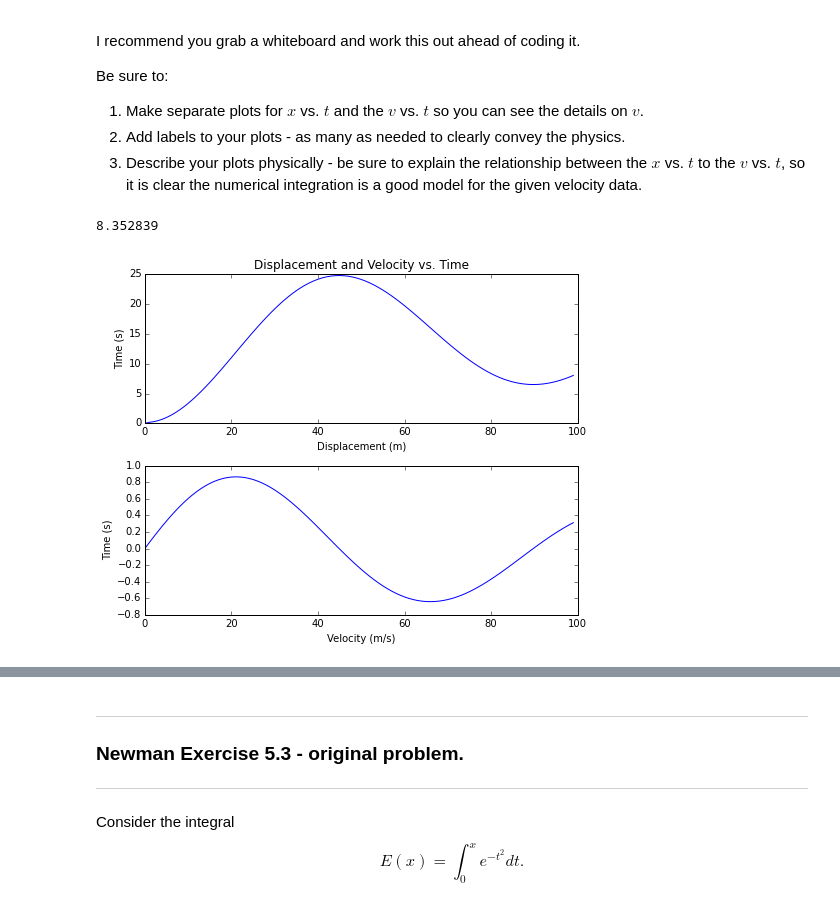
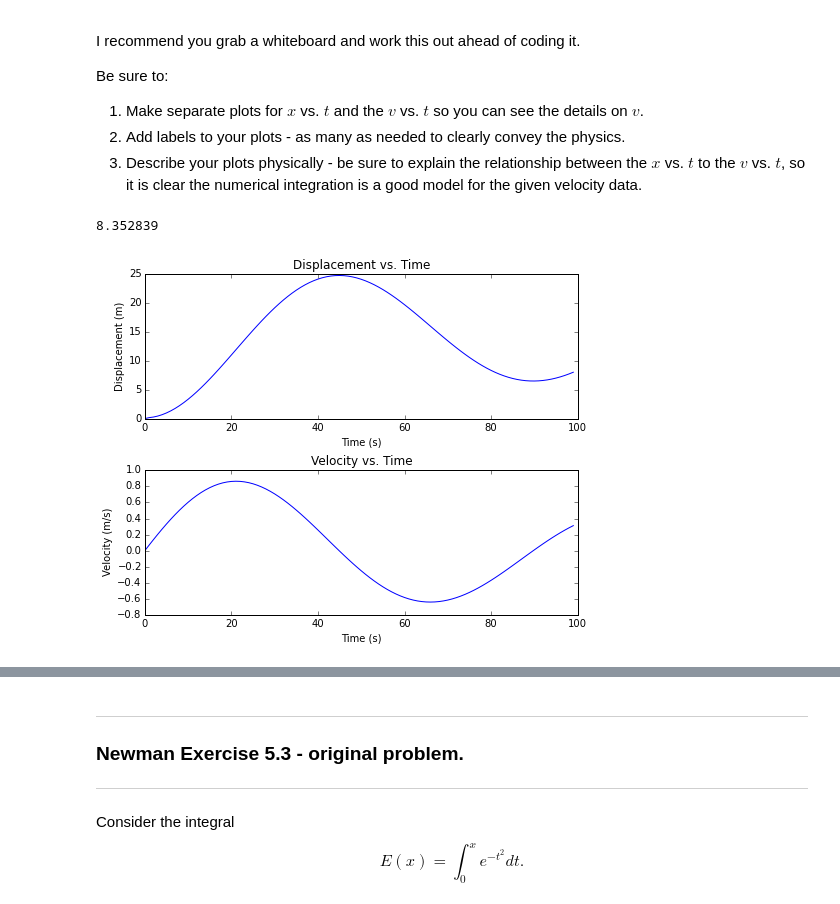
Before and after one commit to elevally/Labs, a Jupyter notebook: Lab4/Lab4.ipynb, the cells around one changed output, grey strips where cells are left out. Saved outputs shown, nothing was run; the diff lists cells and outputs as text; code cells hidden in the pictures.

```diff
--- a/Lab4/Lab4.ipynb
+++ b/Lab4/Lab4.ipynb
@@ -80,36 +80,37 @@ import matplotlib.pylab as plt
 velocityData = np.loadtxt("velocities.txt",float)
 time = np.zeros(100,float)
 velocity = np.zeros(100,float)
 displacement = np.zeros(100,float)
 
 N = 100
 va = velocityData[0,1]
 vb = velocityData[N,1]
 h = 1
 
 s = 0.5*va + 0.5*vb
 
 for k in range(1,N):
     displacement[k] = s
     s+=(velocityData[k,1]+velocityData[k+1,1])/2
     velocity[k] = velocityData[k,1]
 
 print(h*s)
 
 #make the plot
 
 fig, (ax1, ax2) = plt.subplots(nrows=2, figsize=(7, 5.6))
 
 ax1.plot(displacement)
-ax1.set_ylabel("Time (s)")
-ax1.set_xlabel("Displacement (m)")
+ax1.set_xlabel("Time (s)")
+ax1.set_ylabel("Displacement (m)")
 
 ax2.plot(velocity)
-ax2.set_ylabel("Time (s)")
-ax2.set_xlabel("Velocity (m/s)")
+ax2.set_xlabel("Time (s)")
+ax2.set_ylabel("Velocity (m/s)")
 
-ax1.set_title("Displacement and Velocity vs. Time")
+ax1.set_title("Displacement vs. Time")
+ax2.set_title("Velocity vs. Time")
 plt.tight_layout()
 # %% [output]
 8.352839
-[figure, old version]
+[figure, new version]
```
Also changed, not shown: parts of 10 cells of this notebook.
